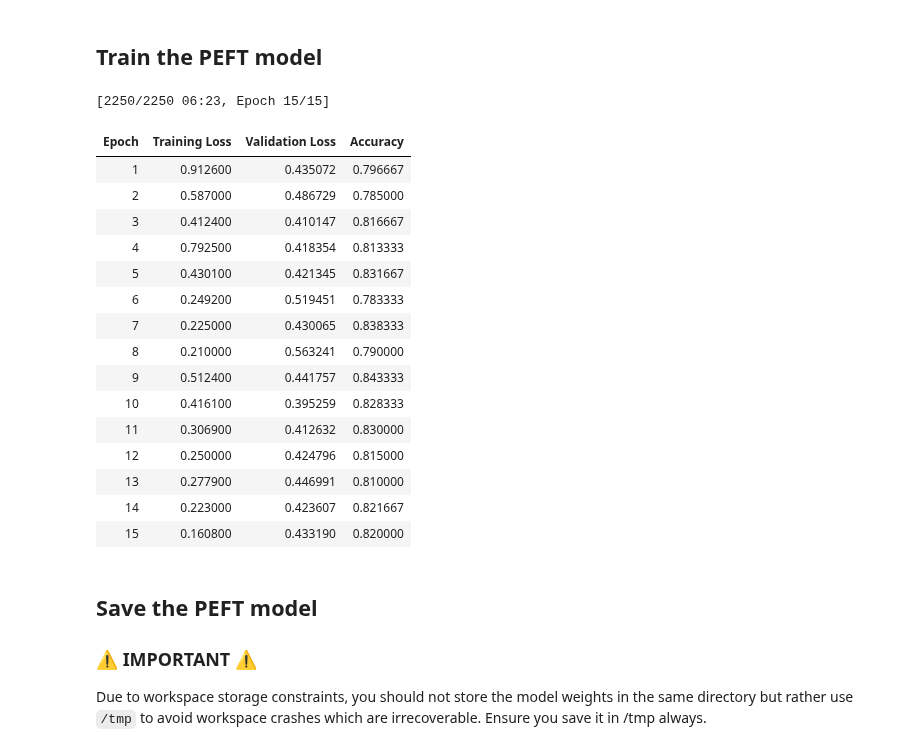
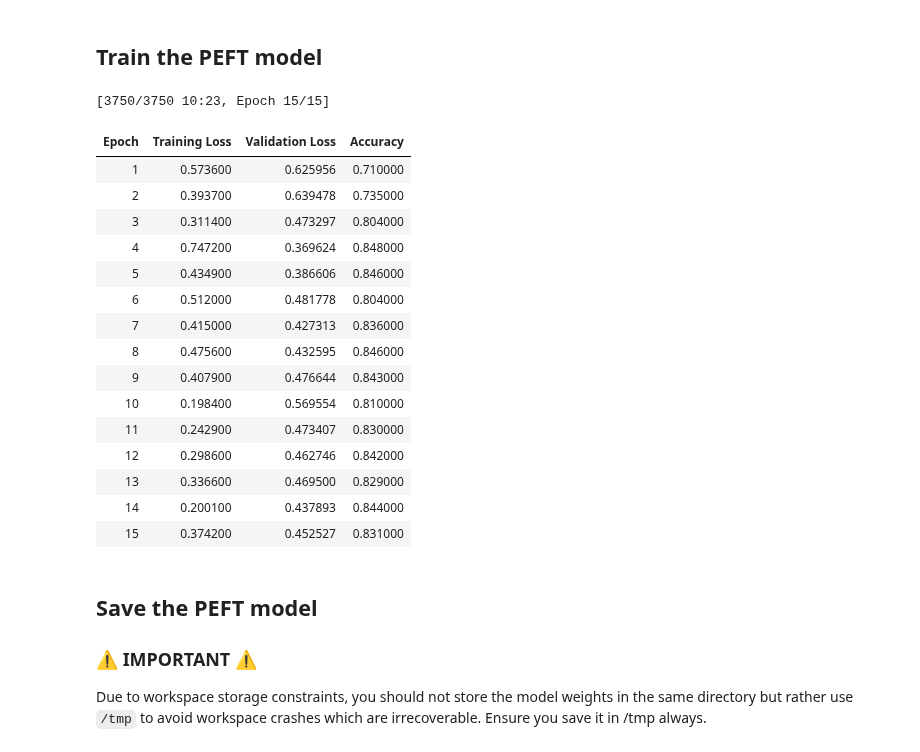
Before and after one commit to arielisaac/AI_udacity_class, a Jupyter notebook: project_1/LightweightFineTuning.ipynb, the cells around one changed output. Drawn from its saved outputs; the diff is of its cells as text; code cells hidden in the pictures.

```diff
--- a/project_1/LightweightFineTuning.ipynb
+++ b/project_1/LightweightFineTuning.ipynb
@@ -173,18 +235,30 @@ from transformers import AutoTokenizer
 
 tokenizer = AutoTokenizer.from_pretrained("distilbert-base-uncased")
 
-def preprocess_function(examples):
-    """Preprocess the imdb dataset by returning tokenized examples."""
-    return tokenizer(examples["text"], padding="max_length", truncation=True, return_tensors="pt")
+def preprocess_function(rows):
+    """Preprocess the dataset by returning tokenized examples."""
+    # For SST2 dataset, use "sentence" instead of "text"
+    if "sentence" in rows:
+        return tokenizer(rows["sentence"], padding="max_length", truncation=True, return_tensors="pt")
+    # For IMDB dataset, use "text"
+    elif "text" in rows:
+        return tokenizer(rows["text"], padding="max_length", truncation=True, return_tensors="pt")
+    else:
+        # If neither column exists, print available columns to help debug
+        print("Available columns:", list(rows.keys()))
+        raise KeyError("Could not find text column in dataset. Please specify the correct column name.")
+
+# First, check what columns are available in your dataset
+print("Available columns in dataset:", list(dataset_used_to_fine_tuned["train"].features.keys()))
 
 tokenized_ds = {}
 for split in splits:
-    tokenized_ds[split] = ds_imdb[split].map(preprocess_function, batched=True)
+    tokenized_ds[split] = dataset_used_to_fine_tuned[split].map(preprocess_function, batched=True)
 
-tokenized_test = ds_imdb["test"].map(preprocess_function, batched=True)
+tokenized_test = dataset_used_to_fine_tuned["test"].map(preprocess_function, batched=True)
 
-# Check that we tokenized the examples properly
-assert tokenized_ds["train"][0]["input_ids"][:5] == [101, 2045, 2003, 2053, 7189]
+# Check that we tokenized the examples properly only for the IMDB dataset.
+#assert tokenized_ds["train"][0]["input_ids"][:5] == [101, 2045, 2003, 2053, 7189]
 
 # Show the first example of the tokenized training set
 print(tokenized_ds["train"][0]["input_ids"])
@@ -428,52 +507,52 @@ def compute_metrics(eval_pred):
     return metric.compute(predictions=predictions, references=eval_pred.label_ids)
 
 lora_model.gradient_checkpointing_enable()
 
 trainer = Trainer(
     model=lora_model,
     args= TrainingArguments(
         f"{model_name}-finetuned-lora-101",
-        remove_unused_columns=False,
+        remove_unused_columns=True,
         eval_strategy="epoch",
         save_strategy="epoch",
         learning_rate=5e-3,
         per_device_train_batch_size=batch_size,
         gradient_accumulation_steps=4,
         per_device_eval_batch_size=batch_size,
         fp16=False,
         num_train_epochs=15,
         logging_steps=10,
         load_best_model_at_end=True,
-        metric_for_best_model="accuracy",
+        metric_for_best_model="accuracy", # TODO: Check there could be a different metric
         push_to_hub=False,
         label_names=["labels"],
         report_to="none",
     ),
     train_dataset=tokenized_ds["train"],
-    eval_dataset=tokenized_ds["test"],
+    eval_dataset=tokenized_ds["test"],   # TODO: Check why do I have to pass the test set here
     #tokenizer=tokenizer,
     compute_metrics=compute_metrics,
 )
 
 train_results = trainer.train()
 # %% [output]
-[2250/2250 06:23, Epoch 15/15]
+[3750/3750 10:23, Epoch 15/15]
 | Epoch | Training Loss | Validation Loss | Accuracy |
-| 1 | 0.912600 | 0.435072 | 0.796667 |
-| 2 | 0.587000 | 0.486729 | 0.785000 |
-| 3 | 0.412400 | 0.410147 | 0.816667 |
-| 4 | 0.792500 | 0.418354 | 0.813333 |
-| 5 | 0.430100 | 0.421345 | 0.831667 |
-| 6 | 0.249200 | 0.519451 | 0.783333 |
-| 7 | 0.225000 | 0.430065 | 0.838333 |
-| 8 | 0.210000 | 0.563241 | 0.790000 |
-| 9 | 0.512400 | 0.441757 | 0.843333 |
-| 10 | 0.416100 | 0.395259 | 0.828333 |
-| 11 | 0.306900 | 0.412632 | 0.830000 |
-| 12 | 0.250000 | 0.424796 | 0.815000 |
-| 13 | 0.277900 | 0.446991 | 0.810000 |
-| 14 | 0.223000 | 0.423607 | 0.821667 |
-| 15 | 0.160800 | 0.433190 | 0.820000 |
+| 1 | 0.573600 | 0.625956 | 0.710000 |
+| 2 | 0.393700 | 0.639478 | 0.735000 |
+| 3 | 0.311400 | 0.473297 | 0.804000 |
+| 4 | 0.747200 | 0.369624 | 0.848000 |
+| 5 | 0.434900 | 0.386606 | 0.846000 |
+| 6 | 0.512000 | 0.481778 | 0.804000 |
+| 7 | 0.415000 | 0.427313 | 0.836000 |
+| 8 | 0.475600 | 0.432595 | 0.846000 |
+| 9 | 0.407900 | 0.476644 | 0.843000 |
+| 10 | 0.198400 | 0.569554 | 0.810000 |
+| 11 | 0.242900 | 0.473407 | 0.830000 |
+| 12 | 0.298600 | 0.462746 | 0.842000 |
+| 13 | 0.336600 | 0.469500 | 0.829000 |
+| 14 | 0.200100 | 0.437893 | 0.844000 |
+| 15 | 0.374200 | 0.452527 | 0.831000 |
 # %% [markdown]
 ## Save the PEFT model
 ###  ⚠️ IMPORTANT ⚠️
```
Also changed, not shown: parts of 7 cells of this notebook, 1 other file.
